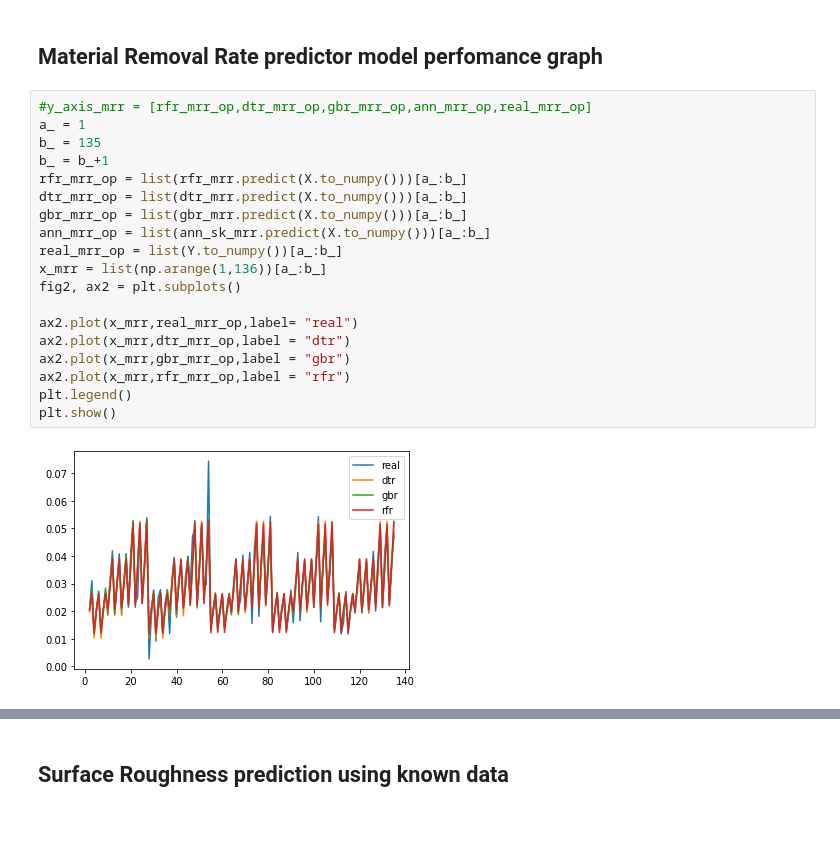
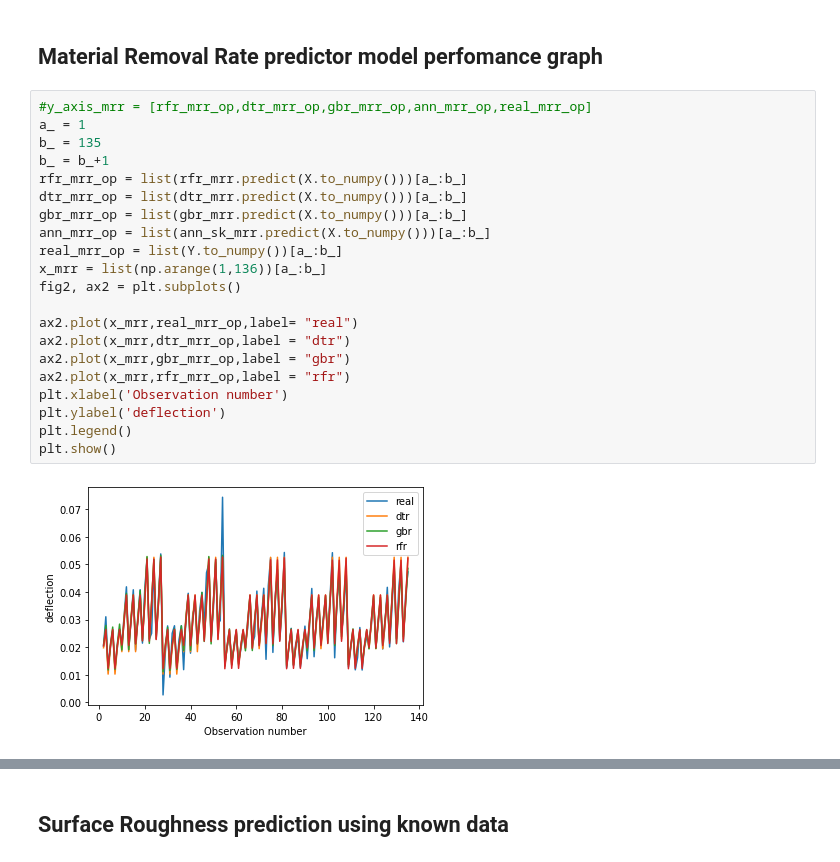
Before and after one commit to er-ssmohanty/graphene_proj, a Jupyter notebook: notebooks/Test_trained_models.ipynb, the cells around one changed output, grey strips where cells are left out. Cells and saved outputs as stored; diff of their text form; blank space fills up the shorter version.

```diff
--- a/notebooks/Test_trained_models.ipynb
+++ b/notebooks/Test_trained_models.ipynb
@@ -75,24 +75,26 @@ Real value of MRR is 0.023871527777776
 # %%
 #y_axis_mrr = [rfr_mrr_op,dtr_mrr_op,gbr_mrr_op,ann_mrr_op,real_mrr_op]
 a_ = 1
 b_ = 135
 b_ = b_+1
 rfr_mrr_op = list(rfr_mrr.predict(X.to_numpy()))[a_:b_]
 dtr_mrr_op = list(dtr_mrr.predict(X.to_numpy()))[a_:b_]
 gbr_mrr_op = list(gbr_mrr.predict(X.to_numpy()))[a_:b_]
 ann_mrr_op = list(ann_sk_mrr.predict(X.to_numpy()))[a_:b_]
 real_mrr_op = list(Y.to_numpy())[a_:b_]
 x_mrr = list(np.arange(1,136))[a_:b_]
 fig2, ax2 = plt.subplots()
 
 ax2.plot(x_mrr,real_mrr_op,label= "real")
 ax2.plot(x_mrr,dtr_mrr_op,label = "dtr")
 ax2.plot(x_mrr,gbr_mrr_op,label = "gbr")
 ax2.plot(x_mrr,rfr_mrr_op,label = "rfr")
+plt.xlabel('Observation number')
+plt.ylabel('deflection')
 plt.legend()
 plt.show()
 # %% [output]
-[figure, old version]
+[figure, new version]
 # %%
 #y_axis_mrr = [rfr_mrr_op,dtr_mrr_op,gbr_mrr_op,ann_mrr_op,real_mrr_op]
 a_ = 1
```
Also changed, not shown: parts of 7 cells of this notebook.
